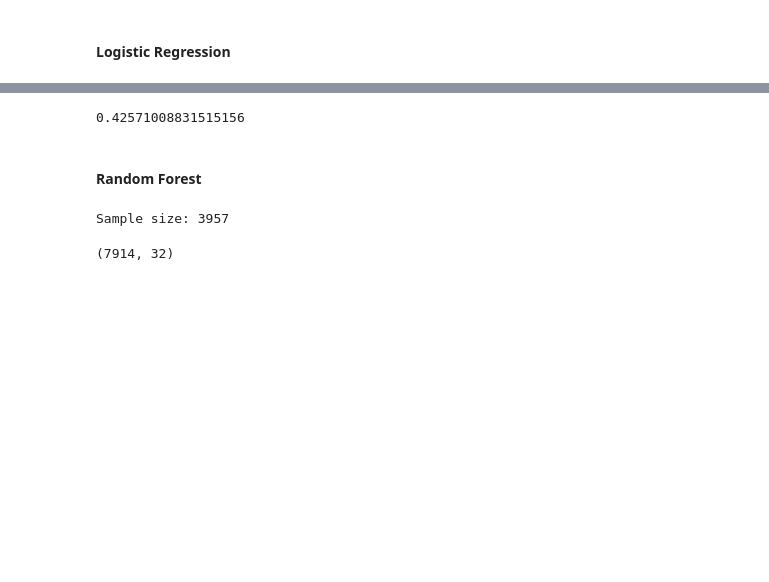
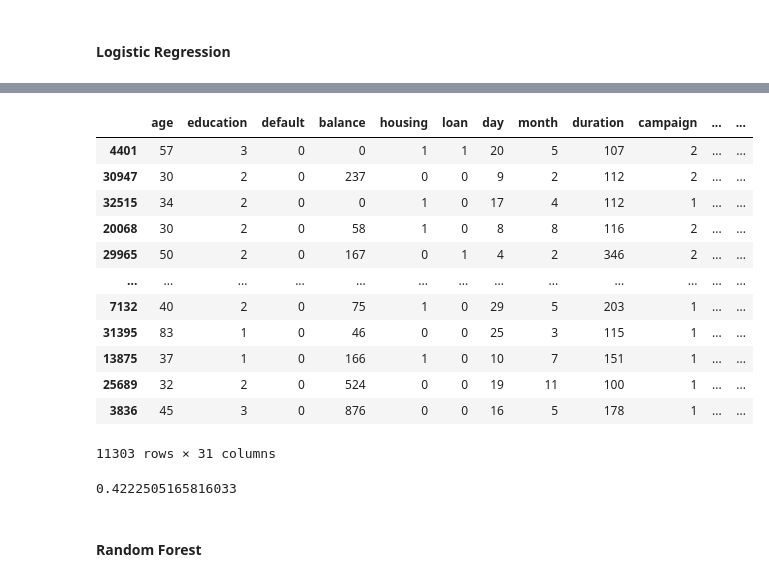
Before and after one commit to bowcai/bank-analysis, a Jupyter notebook: bank-analysis.ipynb, the cells around one changed output, grey strips where cells are left out. Drawn from its saved outputs; the diff is of its cells as text; code cells hidden in the pictures; blank space fills up the shorter version.

```diff
--- a/bank-analysis.ipynb
+++ b/bank-analysis.ipynb
@@ -432,7 +439,23 @@ weighted avg       0.89      0.90      0.89     11303
+# %%
+X_test
+# %% [output]
+|  | age | education | default | balance | housing | loan | day | month | duration | campaign | ... | ... |
+| 4401 | 57 | 3 | 0 | 0 | 1 | 1 | 20 | 5 | 107 | 2 | ... | ... |
+| 30947 | 30 | 2 | 0 | 237 | 0 | 0 | 9 | 2 | 112 | 2 | ... | ... |
+| 32515 | 34 | 2 | 0 | 0 | 1 | 0 | 17 | 4 | 112 | 1 | ... | ... |
+| 20068 | 30 | 2 | 0 | 58 | 1 | 0 | 8 | 8 | 116 | 2 | ... | ... |
+| 29965 | 50 | 2 | 0 | 167 | 0 | 1 | 4 | 2 | 346 | 2 | ... | ... |
+| ... | ... | ... | ... | ... | ... | ... | ... | ... | ... | ... | ... | ... |
+| 7132 | 40 | 2 | 0 | 75 | 1 | 0 | 29 | 5 | 203 | 1 | ... | ... |
+| 31395 | 83 | 1 | 0 | 46 | 0 | 0 | 25 | 3 | 115 | 1 | ... | ... |
+| 13875 | 37 | 1 | 0 | 166 | 1 | 0 | 10 | 7 | 151 | 1 | ... | ... |
+| 25689 | 32 | 2 | 0 | 524 | 0 | 0 | 19 | 11 | 100 | 1 | ... | ... |
+| 3836 | 45 | 3 | 0 | 876 | 0 | 0 | 16 | 5 | 178 | 1 | ... | ... |
+11303 rows × 31 columns
 # %%
-matthews_corrcoef(y_true=df_test[target_col], y_pred=y_pred_logistic)
+matthews_corrcoef(y_true=y_test, y_pred=y_pred_logistic)
 # %% [output]
-0.42571008831515156
+0.4222505165816033
 # %% [markdown]
 #### Random Forest
 # %%
@@ -440,17 +463,13 @@ from sklearn.utils import shuffle
 # %%
-# Undersampling
-sample_size = df_train[df_train[target_col] == 1].shape[0]
-print('Sample size:', sample_size)
+# # Undersampling
+# sample_size = df_train[df_train[target_col] == 1].shape[0]
+# print('Sample size:', sample_size)
-# %% [output]
-Sample size: 3957
 # %%
-df_train_0_undersample = df_train[df_train[target_col] == 0].sample(sample_size)
-df_train_1_undersample = df_train[df_train[target_col] == 1]
-df_train_undersample = pd.concat([df_train_0_undersample, df_train_1_undersample], axis=0)
-df_train_undersample = shuffle(df_train_undersample)
-df_train_undersample.shape
+# df_train_0_undersample = df_train[df_train[target_col] == 0].sample(sample_size)
+# df_train_1_undersample = df_train[df_train[target_col] == 1]
+# df_train_undersample = pd.concat([df_train_0_undersample, df_train_1_undersample], axis=0)
+# df_train_undersample = shuffle(df_train_undersample)
+# df_train_undersample.shape
-# %% [output]
-(7914, 32)
 # %%
 from sklearn.ensemble import RandomForestClassifier
 # %%
```
Also changed, not shown: parts of 20 cells of this notebook.
